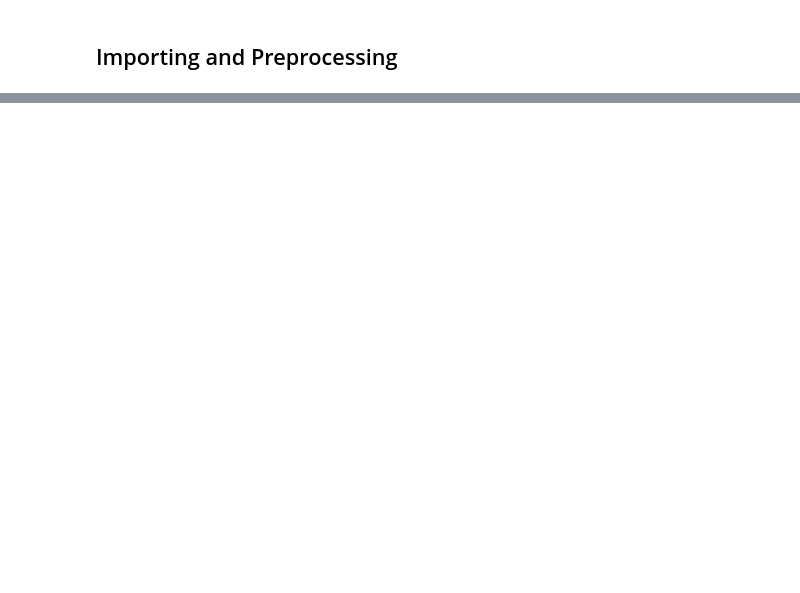
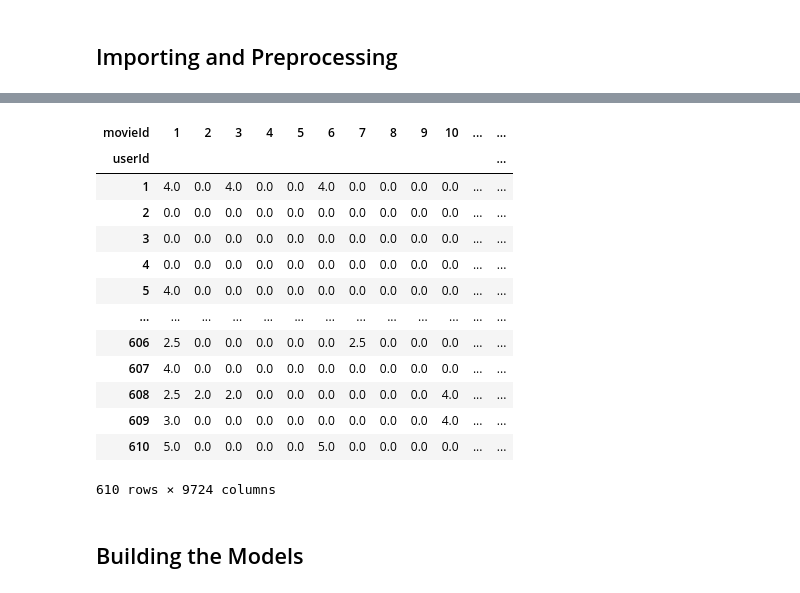
Before and after one commit to jvntra/Simple-Movie-Recommendation-System, a Jupyter notebook: Mod4Project.ipynb, the cells around one changed output, grey strips where cells are left out. Cells and saved outputs as stored; diff of their text form; code cells hidden in the pictures; blank space fills up the shorter version.

```diff
--- a/Mod4Project.ipynb
+++ b/Mod4Project.ipynb
@@ -7,8 +1,18 @@ from pandasql import sqldf
+# %%
+import numpy as np
+import pandas as pd
+import matplotlib.pyplot as plt
+import seaborn as sns
+import requests # For API requests
+import json # For API requests
+import time # To delay API & web scrapping pulls to avoid crashes
+from tqdm import tqdm #to see progres of loop
+
+from scipy.stats import chi2_contingency
+from scipy.stats import chi2
+from scipy import stats
+
+pd.options.display.max_rows = 4000
+pd.set_option('display.max_columns', 100)
 # %% [markdown]
 ## Importing and Preprocessing
-# %%
-# read in the df
-links_df = pd.read_csv('links.csv')
-movies_df = pd.read_csv('movies.csv')
-ratings_df = pd.read_csv('ratings.csv')
-tags_df = pd.read_csv('tags.csv')
@@ -69,5 +18,0 @@ None
-# %%
-print('ratings shape', ratings_df.shape, '\n')
-ratings_df.drop(columns='timestamp', inplace=True)
-print(ratings_df.info())
-ratings_df.head()
@@ -186,0 +239,20 @@ model = als.fit(training)
+# %%
+Ratings = ratings_df.pivot(index = 'userId', columns ='movieId', values = 'rating').fillna(0)
+Ratings
+# %% [output]
+| movieId | 1 | 2 | 3 | 4 | 5 | 6 | 7 | 8 | 9 | 10 | ... | ... |
+| userId |  |  |  |  |  |  |  |  |  |  |  | ... |
+| 1 | 4.0 | 0.0 | 4.0 | 0.0 | 0.0 | 4.0 | 0.0 | 0.0 | 0.0 | 0.0 | ... | ... |
+| 2 | 0.0 | 0.0 | 0.0 | 0.0 | 0.0 | 0.0 | 0.0 | 0.0 | 0.0 | 0.0 | ... | ... |
+| 3 | 0.0 | 0.0 | 0.0 | 0.0 | 0.0 | 0.0 | 0.0 | 0.0 | 0.0 | 0.0 | ... | ... |
+| 4 | 0.0 | 0.0 | 0.0 | 0.0 | 0.0 | 0.0 | 0.0 | 0.0 | 0.0 | 0.0 | ... | ... |
+| 5 | 4.0 | 0.0 | 0.0 | 0.0 | 0.0 | 0.0 | 0.0 | 0.0 | 0.0 | 0.0 | ... | ... |
+| ... | ... | ... | ... | ... | ... | ... | ... | ... | ... | ... | ... | ... |
+| 606 | 2.5 | 0.0 | 0.0 | 0.0 | 0.0 | 0.0 | 2.5 | 0.0 | 0.0 | 0.0 | ... | ... |
+| 607 | 4.0 | 0.0 | 0.0 | 0.0 | 0.0 | 0.0 | 0.0 | 0.0 | 0.0 | 0.0 | ... | ... |
+| 608 | 2.5 | 2.0 | 2.0 | 0.0 | 0.0 | 0.0 | 0.0 | 0.0 | 0.0 | 4.0 | ... | ... |
+| 609 | 3.0 | 0.0 | 0.0 | 0.0 | 0.0 | 0.0 | 0.0 | 0.0 | 0.0 | 4.0 | ... | ... |
+| 610 | 5.0 | 0.0 | 0.0 | 0.0 | 0.0 | 5.0 | 0.0 | 0.0 | 0.0 | 0.0 | ... | ... |
+610 rows × 9724 columns
+# %% [markdown]
+## Building the Models
```
Also changed, not shown: parts of 89 cells of this notebook, 6 other files.
